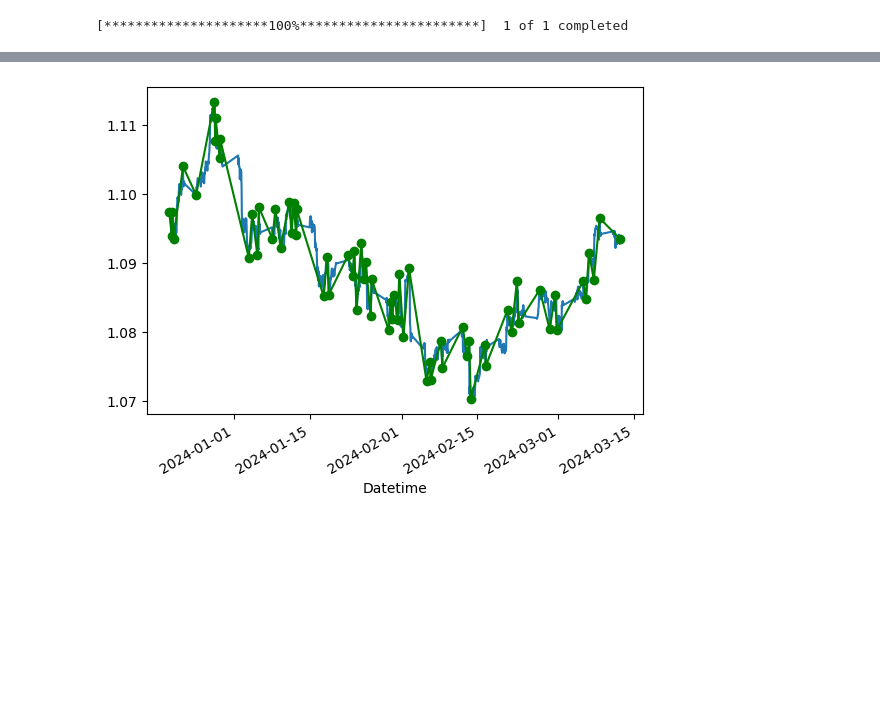
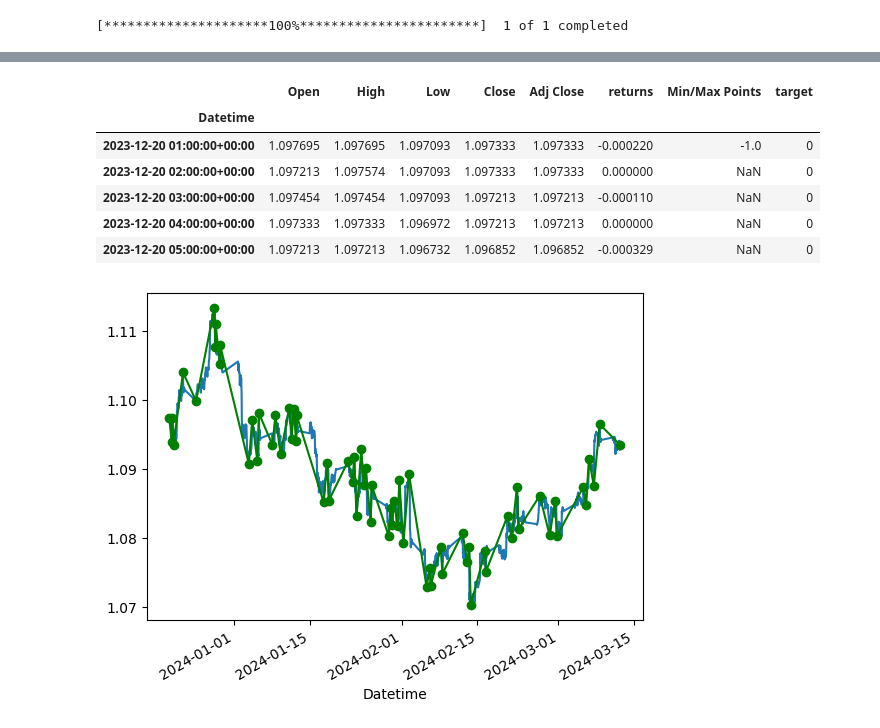
Before and after one commit to MikChristensen/Algo-Trading-Examples, a Jupyter notebook: 03 - Tensorflow example/Timeseries_Test.ipynb, the cells around one changed output, grey strips where cells are left out. Cells and saved outputs as stored; diff of their text form; code cells hidden in the pictures; blank space fills up the shorter version.

```diff
--- a/03 - Tensorflow example/Timeseries_Test.ipynb
+++ b/03 - Tensorflow example/Timeseries_Test.ipynb
@@ -50,3 +91,13 @@ df = get_yfinance_hist(symbol = symbol, period = period, interval= interval )
+# %%
+df.head()
+# %% [output]
+|  | Open | High | Low | Close | Adj Close | returns | Min/Max Points | target |
+| Datetime |  |  |  |  |  |  |  |  |
+| 2023-12-20 01:00:00+00:00 | 1.097695 | 1.097695 | 1.097093 | 1.097333 | 1.097333 | -0.000220 | -1.0 | 0 |
+| 2023-12-20 02:00:00+00:00 | 1.097213 | 1.097574 | 1.097093 | 1.097333 | 1.097333 | 0.000000 | NaN | 0 |
+| 2023-12-20 03:00:00+00:00 | 1.097454 | 1.097454 | 1.097093 | 1.097213 | 1.097213 | -0.000110 | NaN | 0 |
+| 2023-12-20 04:00:00+00:00 | 1.097333 | 1.097333 | 1.096972 | 1.097213 | 1.097213 | 0.000000 | NaN | 0 |
+| 2023-12-20 05:00:00+00:00 | 1.097213 | 1.097213 | 1.096732 | 1.096852 | 1.096852 | -0.000329 | NaN | 0 |
 # %%
 X = df.Close
 pivots = peak_valley_pivots(X.values, 0.002, -0.002)
```
Also changed, not shown: parts of 2 cells of this notebook.
